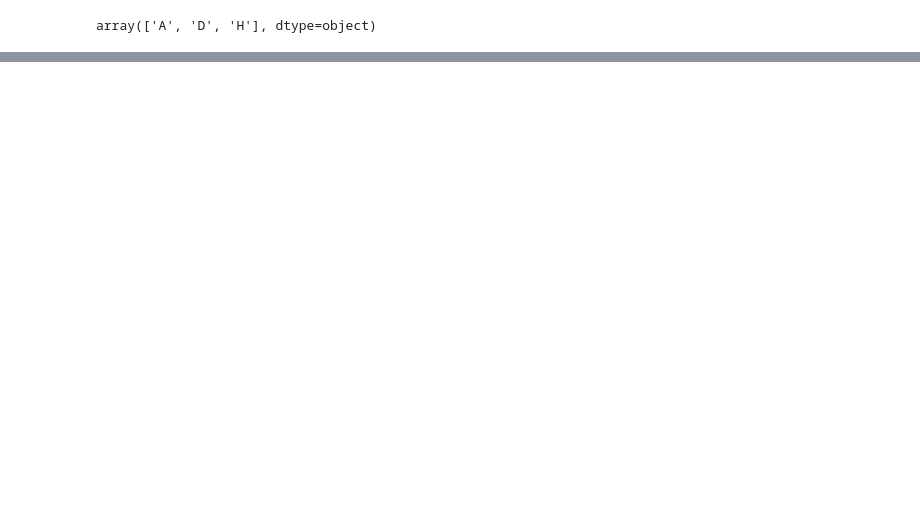
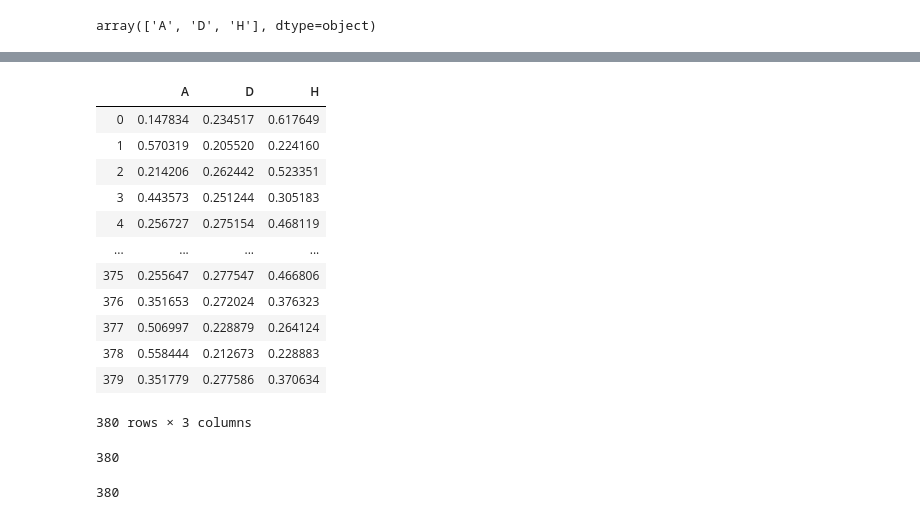
Before and after one commit to Carterbouley/football-predictor, a Jupyter notebook: cleanfootballpredictor.ipynb, the cells around one changed output, grey strips where cells are left out. Cells and saved outputs as stored; diff of their text form; code cells hidden in the pictures; blank space fills up the shorter version.

```diff
--- a/cleanfootballpredictor.ipynb
+++ b/cleanfootballpredictor.ipynb
@@ -432,0 +658,4 @@ array(['A', 'D', 'H'], dtype=object)
+# %%
+grid_search = GridSearchCV(estimator = rf, param_grid = param_grid,
+                          cv = 3, n_jobs = -1, verbose = 2)
+grid_search.fit(x_train, y_train)
@@ -432,0 +671,12 @@ array(['A', 'D', 'H'], dtype=object)
+# %%
+param_grid = {
+    'bootstrap': [True],
+    'max_depth': [2],
+    'max_features': [2],
+    'min_samples_leaf': [5],
+    'min_samples_split': [5],
+    'n_estimators': [1350]}
+# %%
+grid_search = GridSearchCV(estimator = rf, param_grid = param_grid,
+                          cv = 3, n_jobs = -1, verbose = 2)
+grid_search.fit(x_train, y_train)
@@ -432,0 +727,2 @@ array(['A', 'D', 'H'], dtype=object)
+# %%
+predictions = pd.DataFrame(grid_search.predict_proba(x_test), columns=grid_search.classes_)
@@ -432,0 +747,24 @@ array(['A', 'D', 'H'], dtype=object)
+# %%
+predictions
+# %% [output]
+|  | A | D | H |
+| 0 | 0.147834 | 0.234517 | 0.617649 |
+| 1 | 0.570319 | 0.205520 | 0.224160 |
+| 2 | 0.214206 | 0.262442 | 0.523351 |
+| 3 | 0.443573 | 0.251244 | 0.305183 |
+| 4 | 0.256727 | 0.275154 | 0.468119 |
+| ... | ... | ... | ... |
+| 375 | 0.255647 | 0.277547 | 0.466806 |
+| 376 | 0.351653 | 0.272024 | 0.376323 |
+| 377 | 0.506997 | 0.228879 | 0.264124 |
+| 378 | 0.558444 | 0.212673 | 0.228883 |
+| 379 | 0.351779 | 0.277586 | 0.370634 |
+380 rows × 3 columns
+# %%
+len(x_test)
+# %% [output]
+380
+# %%
+len(df_odds[1289:])
+# %% [output]
+380
```
Also changed, not shown: parts of 101 cells of this notebook, 3 other files.
